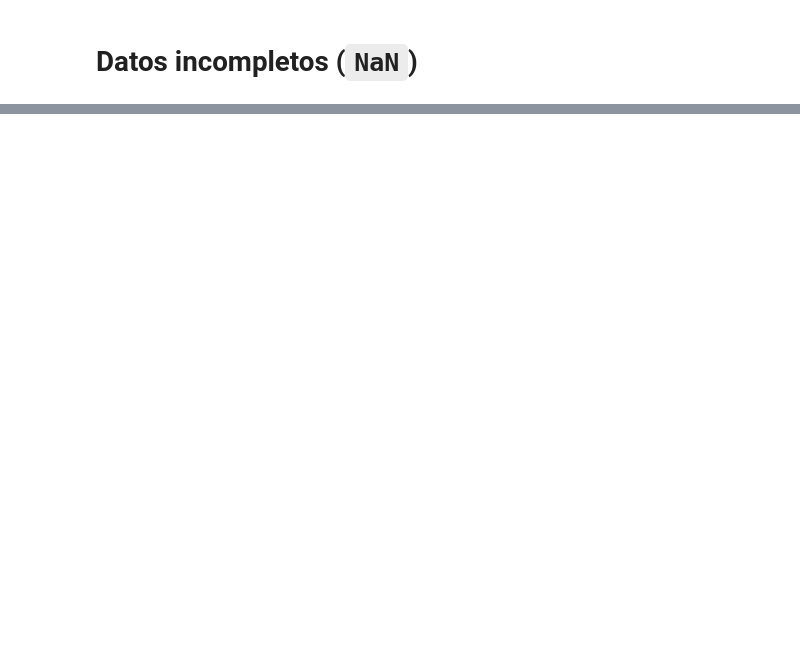
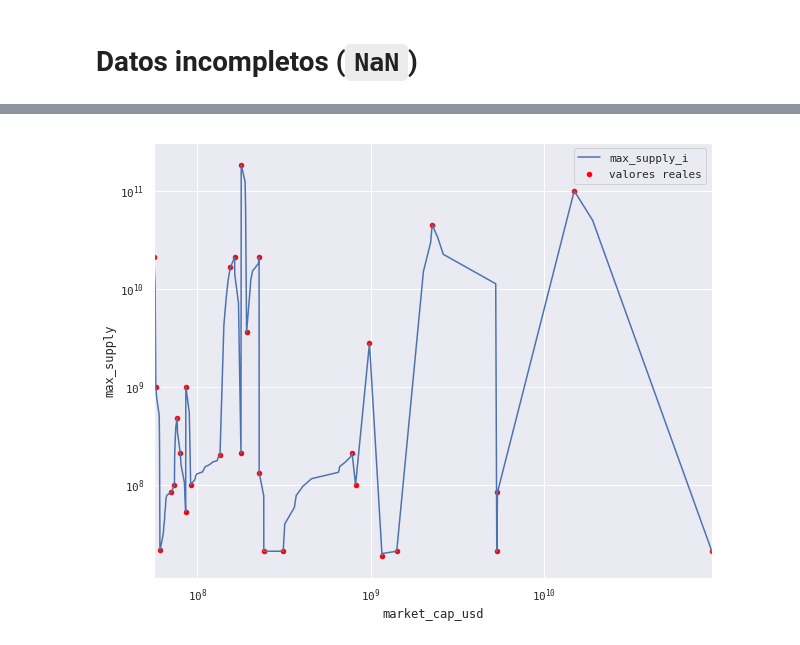
Before and after one commit to icane/curso_python, a Jupyter notebook: slides/code/s06/visualizacion_con_pandas.ipynb, the cells around one changed output, grey strips where cells are left out. Cells and saved outputs as stored; diff of their text form; code cells hidden in the pictures; blank space fills up the shorter version.

```diff
--- a/slides/code/s06/visualizacion_con_pandas.ipynb
+++ b/slides/code/s06/visualizacion_con_pandas.ipynb
@@ -313,0 +321,9 @@ cc.plot.scatter(x='market_cap_usd', y='max_supply', logx=True, logy=True, ax=ax)
+# %%
+cc['market_cap_usd_i'] = cc.market_cap_usd.interpolate(method='polynomial', order=4)
+cc['max_supply_i'] = cc.max_supply.interpolate(method='linear')
+
+ax = cc.plot.line(x='market_cap_usd_i', y='max_supply_i', logx=True, logy=True)
+cc.plot.scatter(x='market_cap_usd', y='max_supply', logx=True, logy=True,
+                c='red', label='valores reales', ax=ax);
+# %% [output]
+[figure, added]
```
Also changed, not shown: parts of 5 cells of this notebook, 24 other files.
